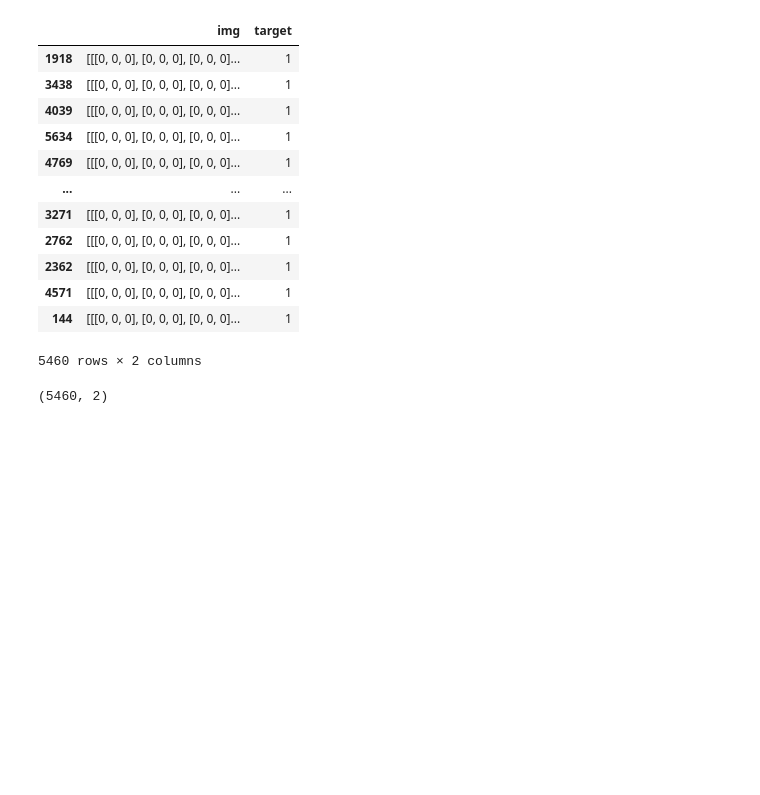
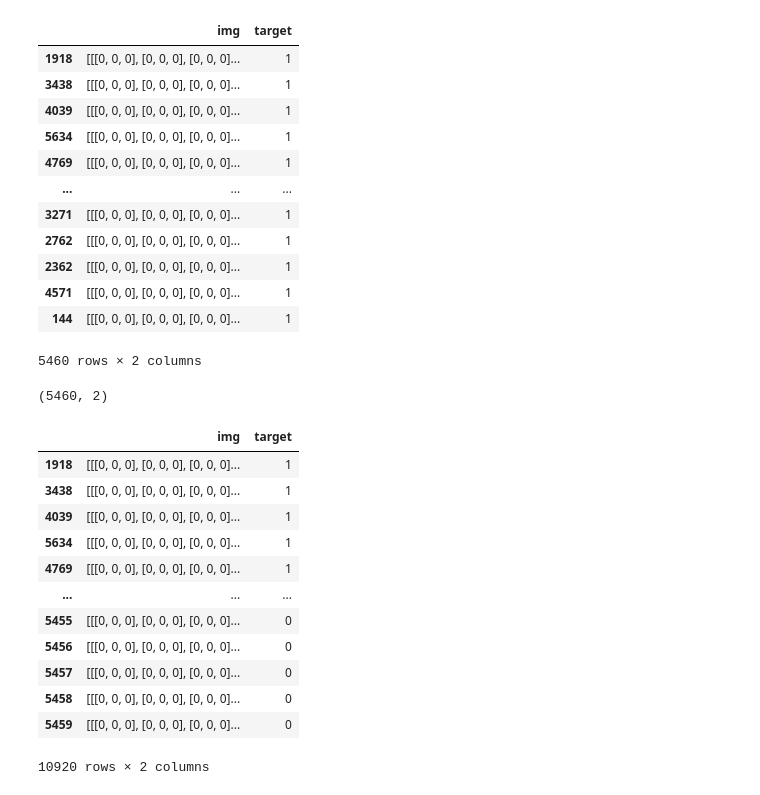
Before and after one commit to kailai-13/Rotten_Potatoes_and_More, a Jupyter notebook: rotten.ipynb, the cells around one changed output. Cells and saved outputs as stored; diff of their text form; code cells hidden in the pictures; blank space fills up the shorter version.

```diff
--- a/rotten.ipynb
+++ b/rotten.ipynb
@@ -138,3 +161,21 @@ r
 r.shape
 # %% [output]
 (5460, 2)
+# %%
+df=pd.concat([r,f],axis=0)
+# %%
+df
+# %% [output]
+|  | img | target |
+| 1918 | [[[0, 0, 0], [0, 0, 0], [0, 0, 0]... | 1 |
+| 3438 | [[[0, 0, 0], [0, 0, 0], [0, 0, 0]... | 1 |
+| 4039 | [[[0, 0, 0], [0, 0, 0], [0, 0, 0]... | 1 |
+| 5634 | [[[0, 0, 0], [0, 0, 0], [0, 0, 0]... | 1 |
+| 4769 | [[[0, 0, 0], [0, 0, 0], [0, 0, 0]... | 1 |
+| ... | ... | ... |
+| 5455 | [[[0, 0, 0], [0, 0, 0], [0, 0, 0]... | 0 |
+| 5456 | [[[0, 0, 0], [0, 0, 0], [0, 0, 0]... | 0 |
+| 5457 | [[[0, 0, 0], [0, 0, 0], [0, 0, 0]... | 0 |
+| 5458 | [[[0, 0, 0], [0, 0, 0], [0, 0, 0]... | 0 |
+| 5459 | [[[0, 0, 0], [0, 0, 0], [0, 0, 0]... | 0 |
+10920 rows × 2 columns
```
Also changed, not shown: parts of 8 cells of this notebook.
